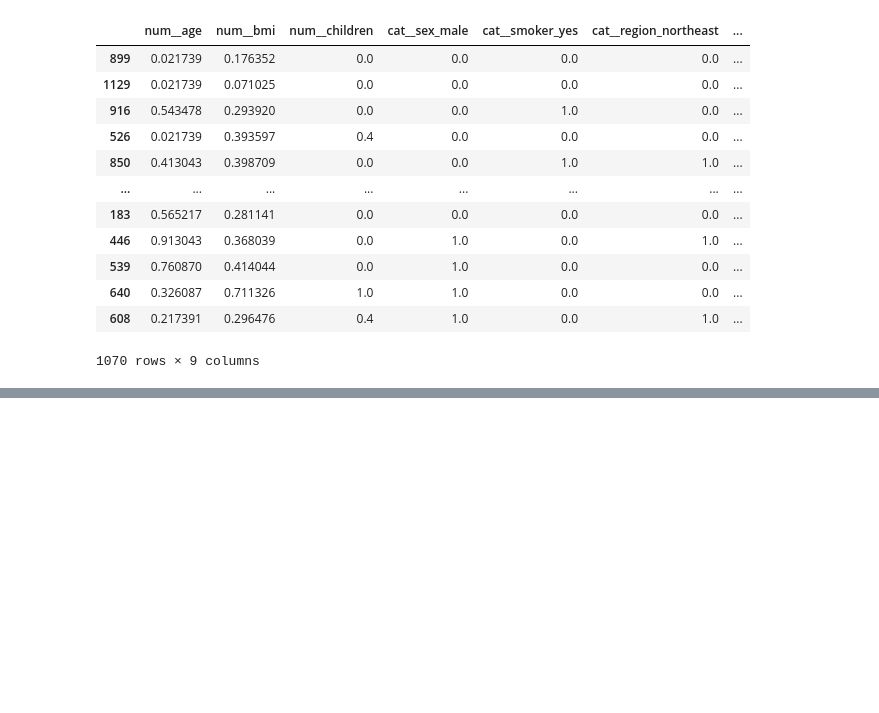
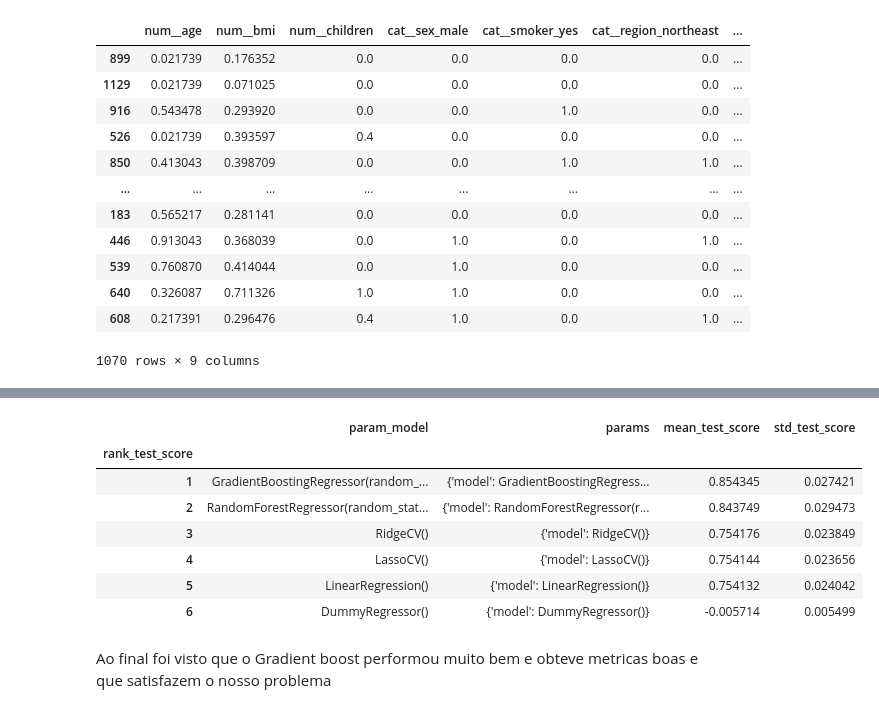
Before and after one commit to GTBelini22/Estudo_Ciencia_de_dados, a Jupyter notebook: Deploy/Pipeline/Inserindo_Produção_insurance.ipynb, the cells around one changed output, grey strips where cells are left out. Cells and saved outputs as stored; diff of their text form; code cells hidden in the pictures; blank space fills up the shorter version.

```diff
--- a/Deploy/Pipeline/Inserindo_Produção_insurance.ipynb
+++ b/Deploy/Pipeline/Inserindo_Produção_insurance.ipynb
@@ -179,0 +286,13 @@ preprocessor.fit_transform(x_train)
+# %%
+df_cv_results.loc[:,~df_cv_results.columns.str.contains('split|time')]
+# %% [output]
+|  | param_model | params | mean_test_score | std_test_score |
+| rank_test_score |  |  |  |  |
+| 1 | GradientBoostingRegressor(random_... | {'model': GradientBoostingRegress... | 0.854345 | 0.027421 |
+| 2 | RandomForestRegressor(random_stat... | {'model': RandomForestRegressor(r... | 0.843749 | 0.029473 |
+| 3 | RidgeCV() | {'model': RidgeCV()} | 0.754176 | 0.023849 |
+| 4 | LassoCV() | {'model': LassoCV()} | 0.754144 | 0.023656 |
+| 5 | LinearRegression() | {'model': LinearRegression()} | 0.754132 | 0.024042 |
+| 6 | DummyRegressor() | {'model': DummyRegressor()} | -0.005714 | 0.005499 |
+# %% [markdown]
+Ao final foi visto que o Gradient boost performou muito bem e obteve metricas boas e que satisfazem o nosso problema
```
Also changed, not shown: parts of 7 cells of this notebook.
